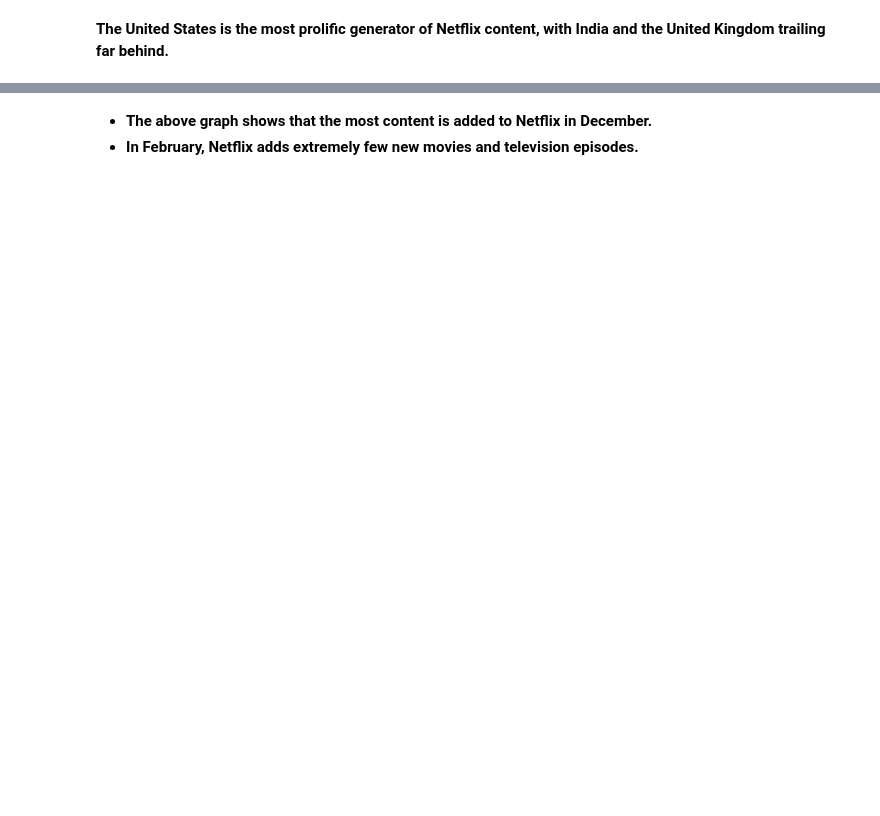
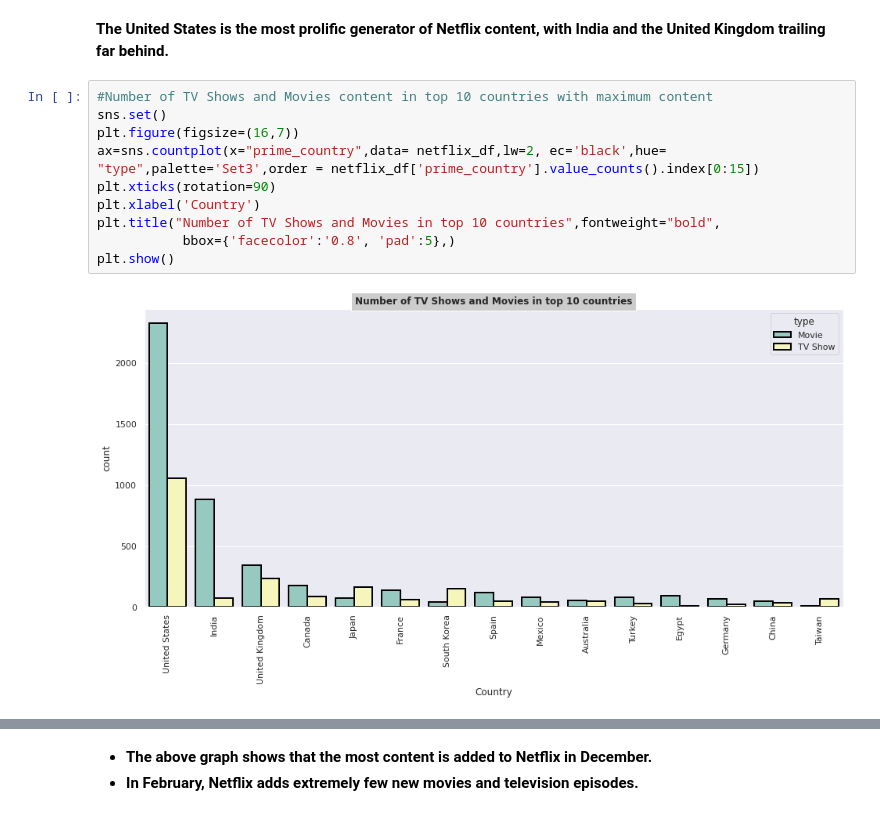
Before and after one commit to praveenbejo95/Netflix-Movies-and-TV-shows-Clustering, a Jupyter notebook: NETFLIX_MOVIES_AND_TV_SHOWS_CLUSTERING.ipynb, the cells around one changed output, grey strips where cells are left out. Drawn from its saved outputs; the diff is of its cells as text; blank space fills up the shorter version.

```diff
--- a/NETFLIX_MOVIES_AND_TV_SHOWS_CLUSTERING.ipynb
+++ b/NETFLIX_MOVIES_AND_TV_SHOWS_CLUSTERING.ipynb
@@ -530,2 +529,14 @@ Text(0, 0.5, 'Country Name')
 # %% [markdown]
 **The United States is the most prolific generator of Netflix content, with India and the United Kingdom trailing far behind.**
+# %%
+#Number of TV Shows and Movies content in top 10 countries with maximum content
+sns.set()
+plt.figure(figsize=(16,7))
+ax=sns.countplot(x="prime_country",data= netflix_df,lw=2, ec='black',hue= "type",palette='Set3',order = netflix_df['prime_country'].value_counts().index[0:15])
+plt.xticks(rotation=90)
+plt.xlabel('Country')
+plt.title("Number of TV Shows and Movies in top 10 countries",fontweight="bold",
+           bbox={'facecolor':'0.8', 'pad':5},)
+plt.show()
+# %% [output]
+[figure, added]
```
Also changed, not shown: parts of 22 cells of this notebook.
